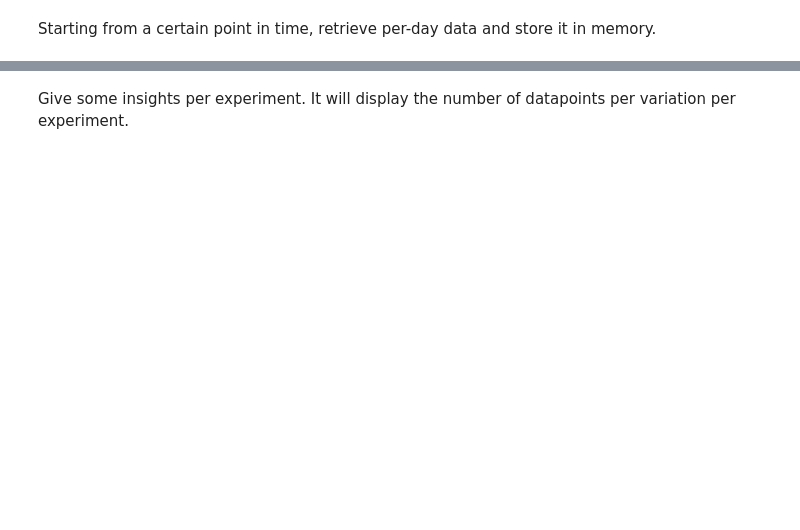
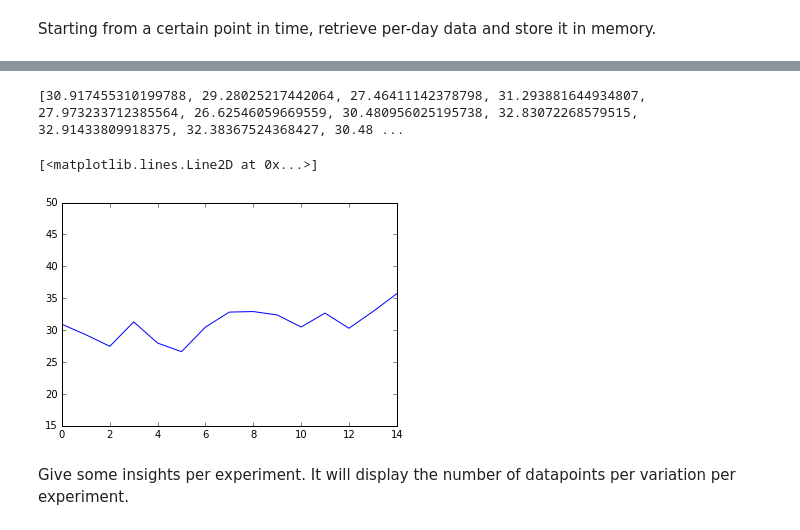
Before and after one commit to svoss/IGA-UI, a Jupyter notebook: Statistics.ipynb, the cells around one changed output, grey strips where cells are left out. Saved outputs shown, nothing was run; the diff lists cells and outputs as text; code cells hidden in the pictures; blank space fills up the shorter version.

```diff
--- a/Statistics.ipynb
+++ b/Statistics.ipynb
@@ -62,3 +66,14 @@ profile 120892623
+# %%
+import matplotlib.pyplot as plt
+from matplotlib.dates import DateFormatter
+% matplotlib inline
+print data
+plt.ylim(15,50)
+plt.plot(data)
+# %% [output]
+[30.917455310199788, 29.28025217442064, 27.46411142378798, 31.293881644934807, 27.973233712385564, 26.62546059669559, 30.480956025195738, 32.83072268579515, 32.91433809918375, 32.38367524368427, 30.48 ...
+[<matplotlib.lines.Line2D at 0x...>]
+[figure, added]
 # %% [markdown]
 Give some insights per experiment. It will display the number of datapoints per variation per experiment.
 # %%
```
Also changed, not shown: parts of 4 cells of this notebook, 5 other files.
